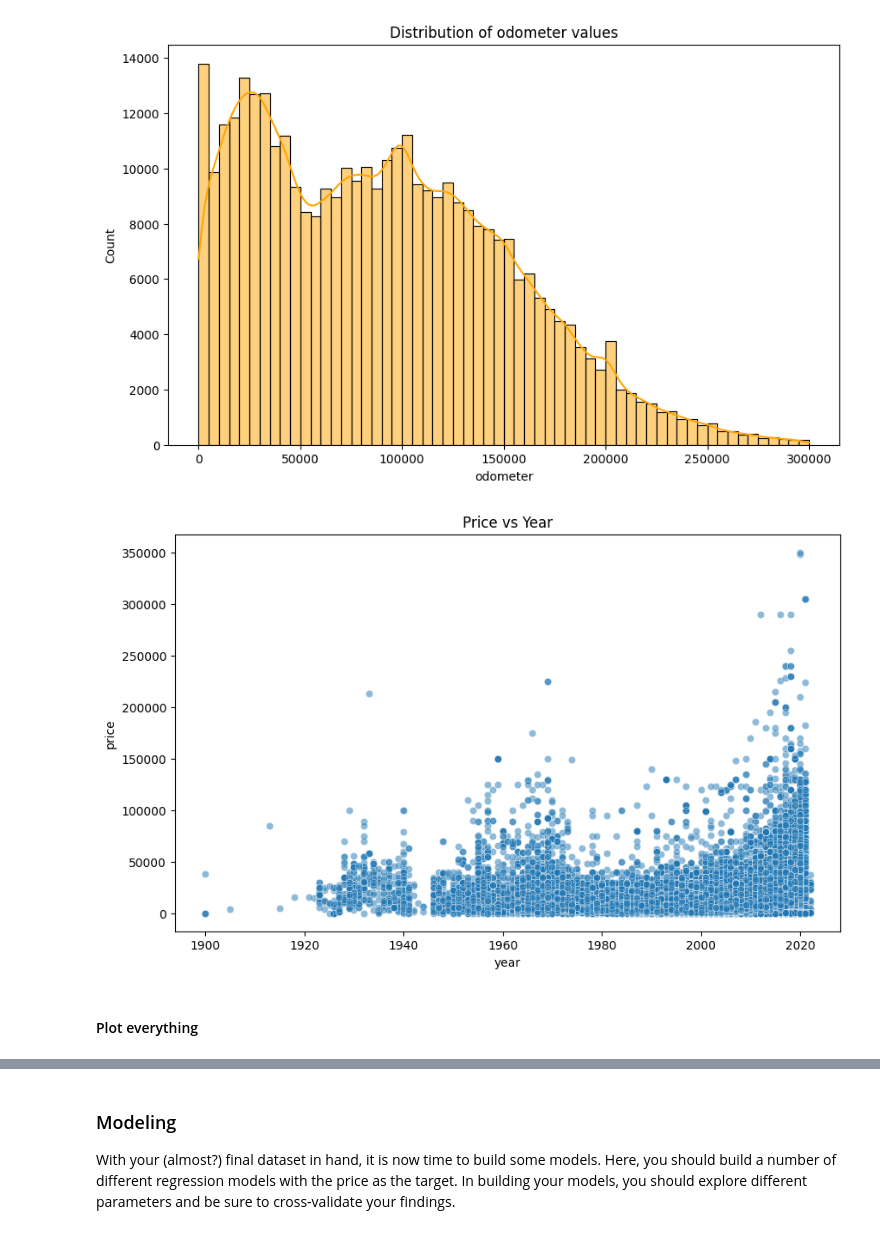
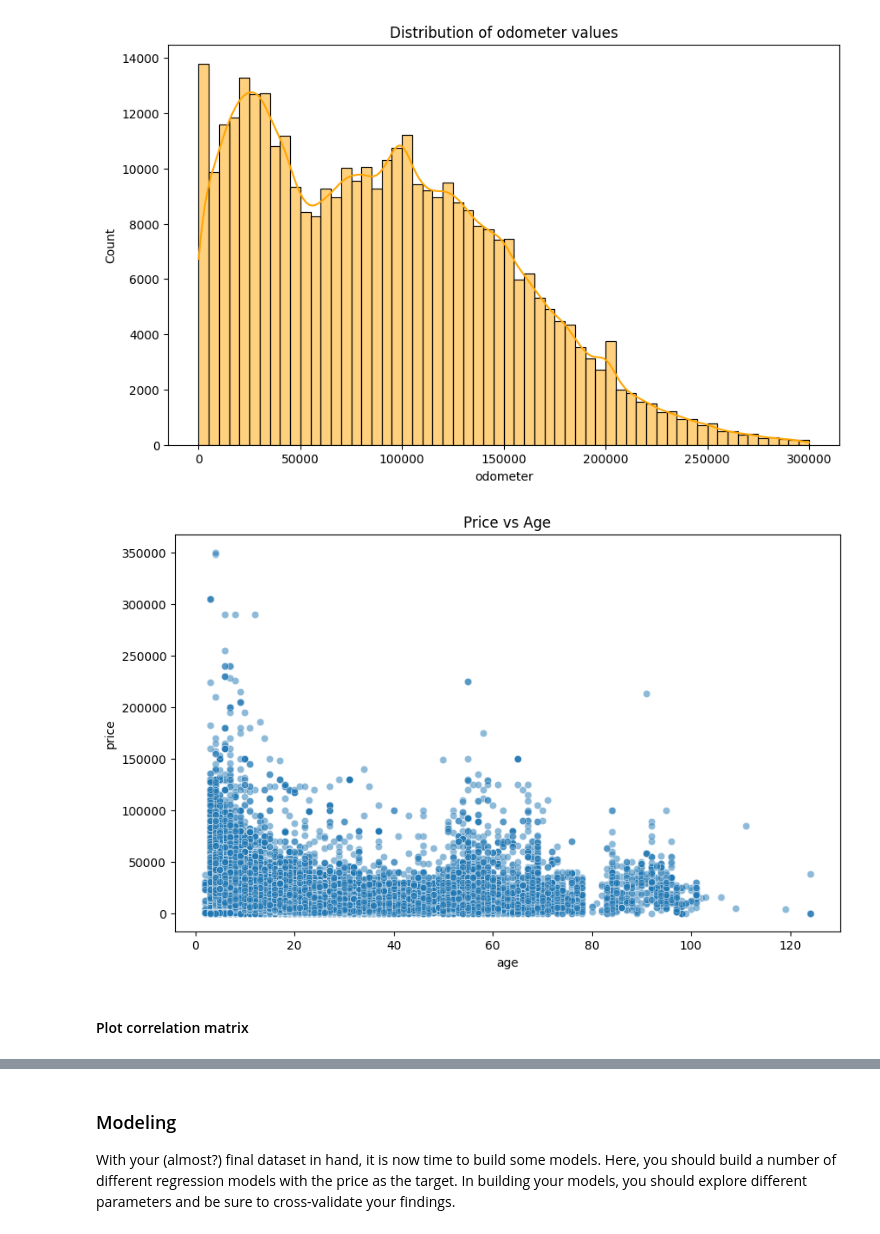
Before and after one commit to dmtrinh/used-car-prices, a Jupyter notebook: prompt_II.ipynb, the cells around one changed output, grey strips where cells are left out. Drawn from its saved outputs; the diff is of its cells as text; code cells hidden in the pictures.

```diff
--- a/prompt_II.ipynb
+++ b/prompt_II.ipynb
@@ -571,0 +601,17 @@ memory usage: 31.0+ MB
+# %%
+# One-hot encode 'fuel', 'transmission'
+cars_df = pd.get_dummies(cars_df, columns=['fuel', 'transmission'], dtype=float)
+# %%
+# Frequency encoding for 'manufacturer'
+manufacturer_freq = cars_df['manufacturer'].value_counts() / len(cars_df)
+cars_df['manufacturer_frequency_encoding'] = cars_df['manufacturer'].map(manufacturer_freq)
+# %%
+# Leave one-out target encode 'manufacturer' column
+# Calculate mean price for each manufacturer
+manufacturer_target = cars_df.groupby('manufacturer')['price'].transform('mean')
+
+# Calculate number of times each manufacturer appears in the dataset
+manufacturer_count = cars_df['manufacturer'].map(cars_df['manufacturer'].value_counts())
+
+# Calculate leave-one-out target encoding
+cars_df['manufacturer_LOO_encoding'] = (manufacturer_target * manufacturer_count - cars_df['price']) / (manufacturer_count - 1)
@@ -583,0 +638,3 @@ cars_df.sample(5)
+# %%
+# Drop 'manufacturer' column
+cars_df_cleaned = cars_df.drop(columns='manufacturer')
@@ -591,10 +650,10 @@ plt.show()
 # %%
 # Plot price vs year
 plt.figure(figsize=(10, 6))
-sns.scatterplot(data=cars_df, x='year', y='price', alpha=0.5)
-plt.title('Price vs Year')
+sns.scatterplot(data=cars_df_cleaned, x='age', y='price', alpha=0.5)
+plt.title('Price vs Age')
 plt.show()
 # %% [output]
-[figure, old version]
+[figure, new version]
 # %% [markdown]
-#### Plot everything
+#### Plot correlation matrix
```
Also changed, not shown: parts of 19 cells of this notebook.
